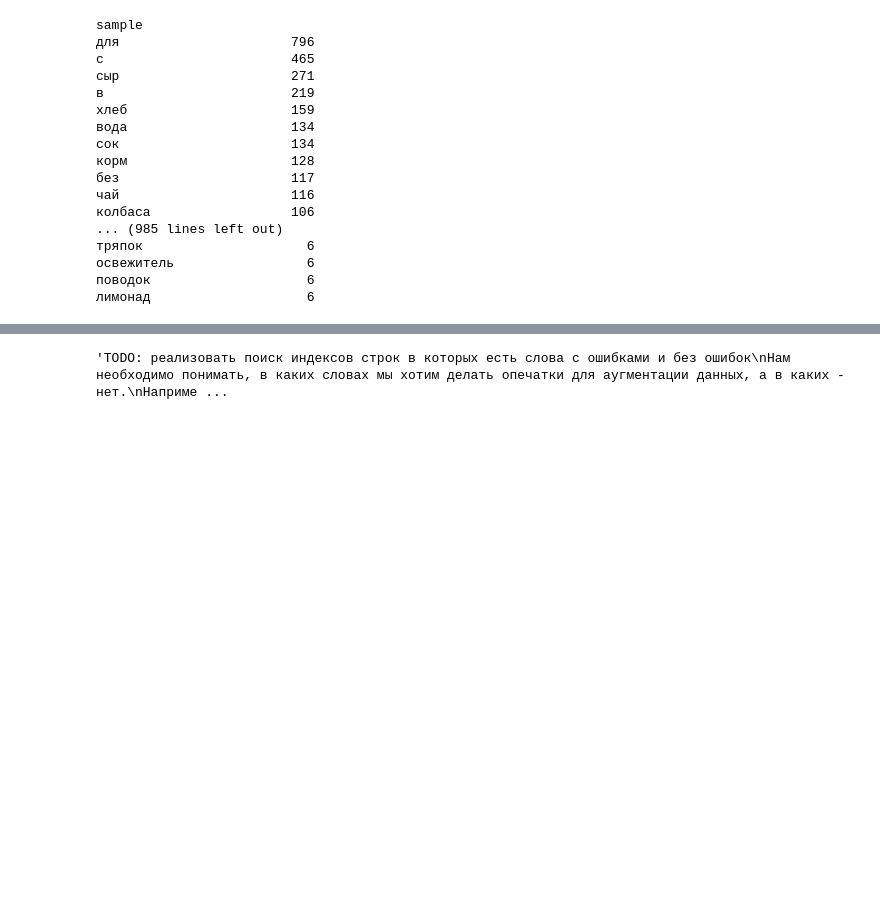
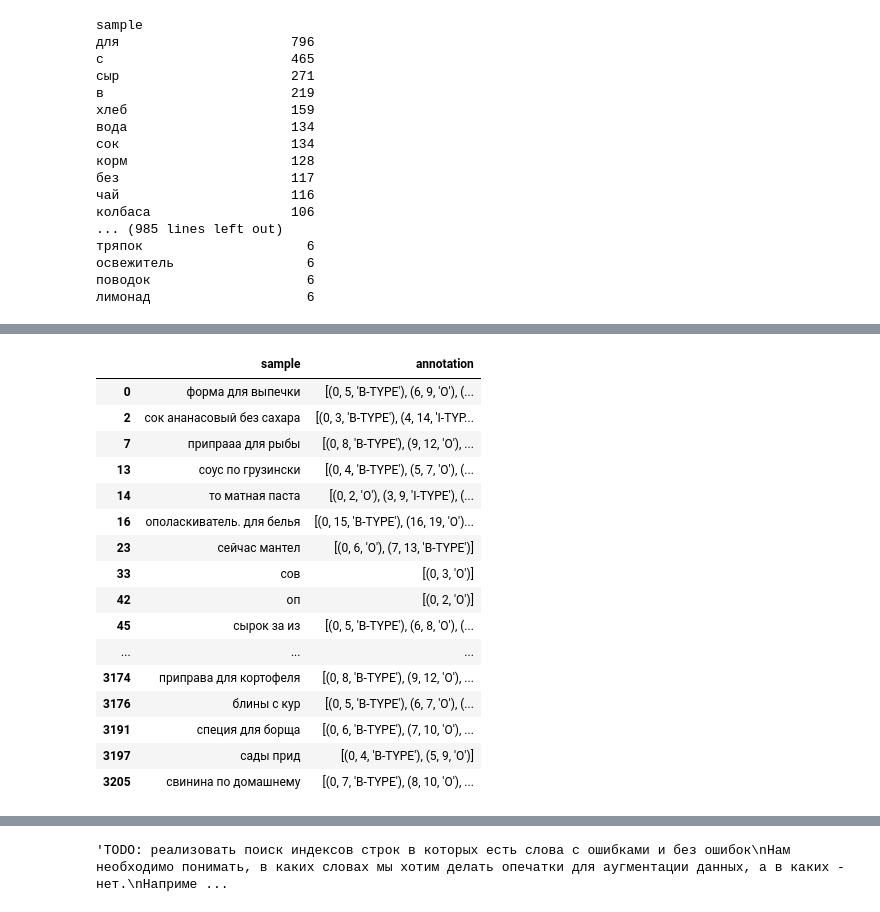
Before and after one commit to The-Boars/hackaton_lct, a Jupyter notebook: data_flow/data_analysis.ipynb, the cells around one changed output, grey strips where cells are left out. Cells and saved outputs as stored; diff of their text form; code cells hidden in the pictures; blank space fills up the shorter version.

```diff
--- a/data_flow/data_analysis.ipynb
+++ b/data_flow/data_analysis.ipynb
@@ -34,0 +125,33 @@ sample
+# %%
+import ast
+import pandas as pd
+
+pd.options.display.max_colwidth = None
+pd.options.display.max_rows = 700
+
+submission = pd.read_csv('../datasets/submission.csv', sep=';')
+
+def has_label_o(annotation_str):
+    tuples = ast.literal_eval(annotation_str)
+    return any(item[2] == 'O' for item in tuples)
+
+rows_with_label_o = submission[submission['annotation'].apply(has_label_o)]
+rows_with_label_o
+# %% [output]
+|  | sample | annotation |
+| 0 | форма для выпечки | [(0, 5, 'B-TYPE'), (6, 9, 'O'), (... |
+| 2 | сок ананасовый без сахара | [(0, 3, 'B-TYPE'), (4, 14, 'I-TYP... |
+| 7 | припрааа для рыбы | [(0, 8, 'B-TYPE'), (9, 12, 'O'), ... |
+| 13 | соус по грузински | [(0, 4, 'B-TYPE'), (5, 7, 'O'), (... |
+| 14 | то матная паста | [(0, 2, 'O'), (3, 9, 'I-TYPE'), (... |
+| 16 | ополаскиватель. для белья | [(0, 15, 'B-TYPE'), (16, 19, 'O')... |
+| 23 | сейчас мантел | [(0, 6, 'O'), (7, 13, 'B-TYPE')] |
+| 33 | сов | [(0, 3, 'O')] |
+| 42 | оп | [(0, 2, 'O')] |
+| 45 | сырок за из | [(0, 5, 'B-TYPE'), (6, 8, 'O'), (... |
+| ... | ... | ... |
+| 3174 | приправа для кортофеля | [(0, 8, 'B-TYPE'), (9, 12, 'O'), ... |
+| 3176 | блины с кур | [(0, 5, 'B-TYPE'), (6, 7, 'O'), (... |
+| 3191 | специя для борща | [(0, 6, 'B-TYPE'), (7, 10, 'O'), ... |
+| 3197 | сады прид | [(0, 4, 'B-TYPE'), (5, 9, 'O')] |
+| 3205 | свинина по домашнему | [(0, 7, 'B-TYPE'), (8, 10, 'O'), ... |
```
Also changed, not shown: parts of 7 cells of this notebook, 45 other files.
